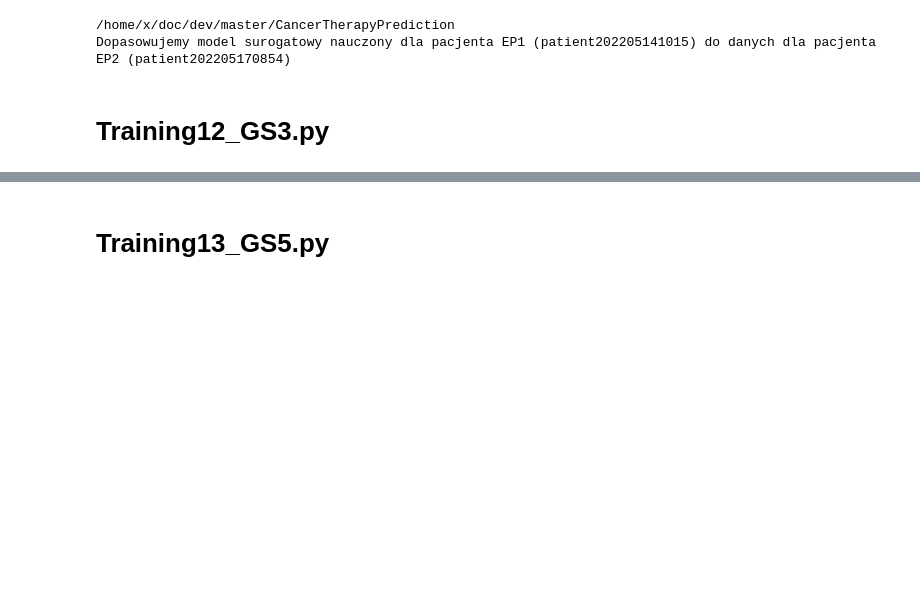
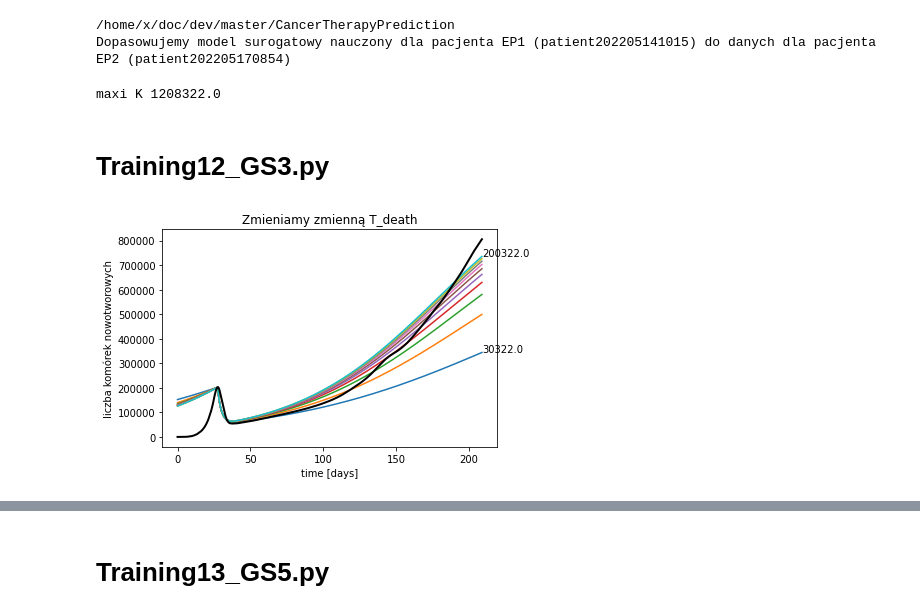
Before and after one commit to sgrzegorz/CancerTherapyPrediction, a Jupyter notebook: asymilacja/lekarz/exponential/Vis1PatientPatientEP2_exp.ipynb, the cells around one changed output, grey strips where cells are left out. Saved outputs shown, nothing was run; the diff lists cells and outputs as text; code cells hidden in the pictures; blank space fills up the shorter version.

```diff
--- a/asymilacja/lekarz/exponential/Vis1PatientPatientEP2_exp.ipynb
+++ b/asymilacja/lekarz/exponential/Vis1PatientPatientEP2_exp.ipynb
@@ -14,11 +30,10 @@ Dopasowujemy model surogatowy nauczony dla pacjenta EP1 (patient202205141015) do
 # %%
-maximal ={'P0': 142730, 'C0': 3.1350094623894074, 'gamma_p': 0.0002899885604836935, 'KDE': 0.0004971029545181719, 'K': 424354.54431511427, 'eta': 0.2999968345615772, 'alpha': 5.000000000208709e-06, 'alpha_diff': 15.000000002287718, 'lambda_p': 7.500000001456923e-05}
 
 
-params = maximal
+
 from asymilacja.paramteres.Vis7LinspKlusekShortLinearEachIter import plot_parameters, plot_truth
 from data.klusek.EP2.config import threatment_start, threatment_end,threatment2_start
-from asymilacja.model.utils_linsp import GS5
+from asymilacja.model.utils_linsp import GS5, GS1, GS3, GS4
 
 threatment_time = threatment_end - threatment_start
 steps_backward = threatment_start
@@ -29,6 +44,9 @@ df_true = df[(df['iteration'] >= 0) & (df['iteration']<=threatment2_start)]
 P_true = list(df_true.prolif_cells)
 t_true = list(df_true.iteration)
 t_real = list(df_true.t)
-params['P0'] = df_true.loc[threatment_start,"prolif_cells"]
+maxi = np.max(df.prolif_cells)*1.5
+print(f'maxi K {maxi}')
+# %% [output]
+maxi K 1208322.0
 # %% [markdown]
   # Training12_GS3.py
@@ -48,0 +53,12 @@ def show_param_change(params1, parameterName, range):
+# %%
+#EP1/Training12_GS3.py
+maximal = {'P0': 142730, 'C0': 0.10633334813778368, 'gamma_p': 0.013758201527286379, 'K': 350041.56768561504, 'T_death': 350322.5631338349, 'eta': 0.09982153123469456, 'KDE': 0.0009514332680014279, 'lambda_p': 8.918966902084491e-05}
+params = maximal
+params['P0'] = df_true.loc[threatment_start,"prolif_cells"]
+params['K'] = maxi
+# %%
+params1 = copy(params)
+range = np.linspace(30322,200322,10)
+show_param_change(params1, GS3,'T_death', range)
+# %% [output]
+[figure, added]
```
Also changed, not shown: parts of 25 cells of this notebook.
